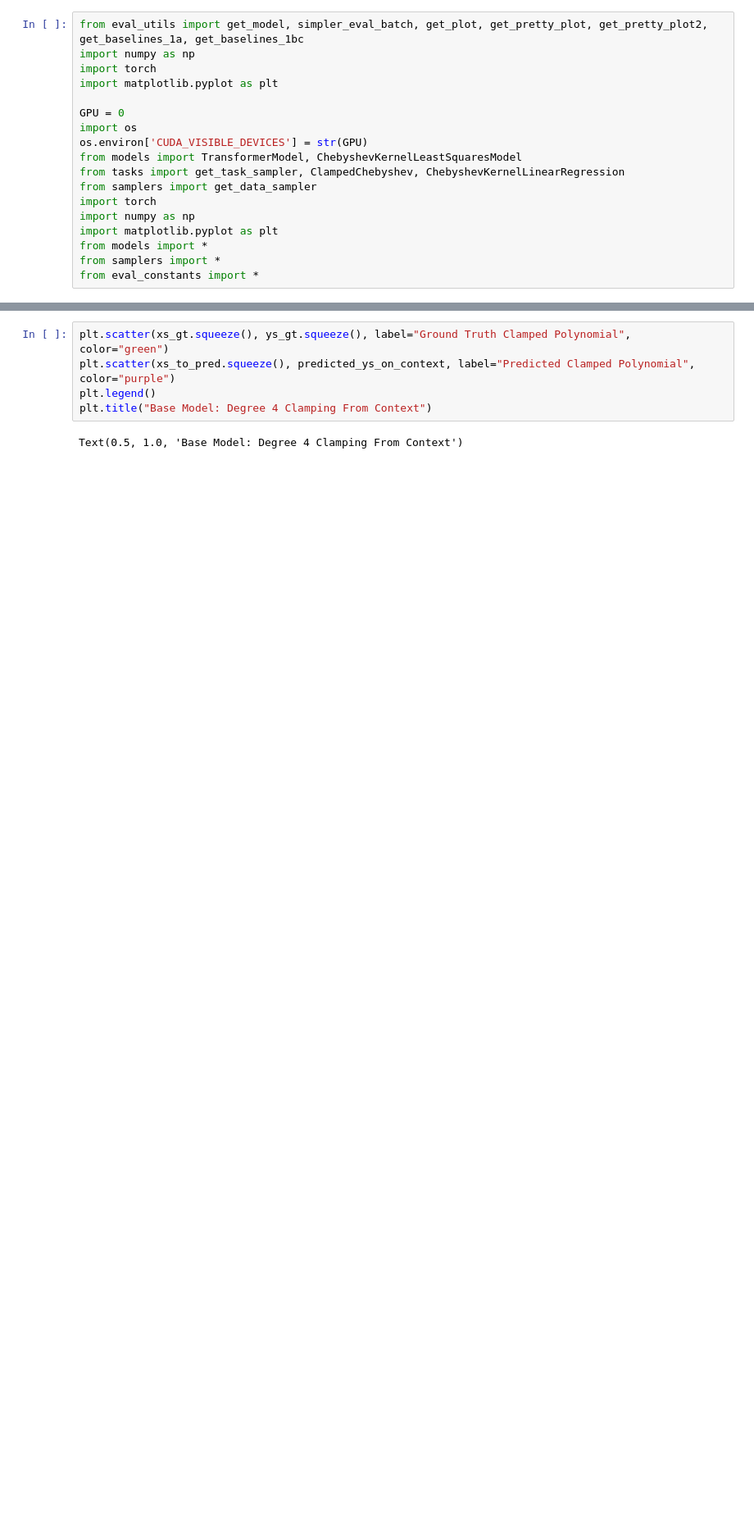
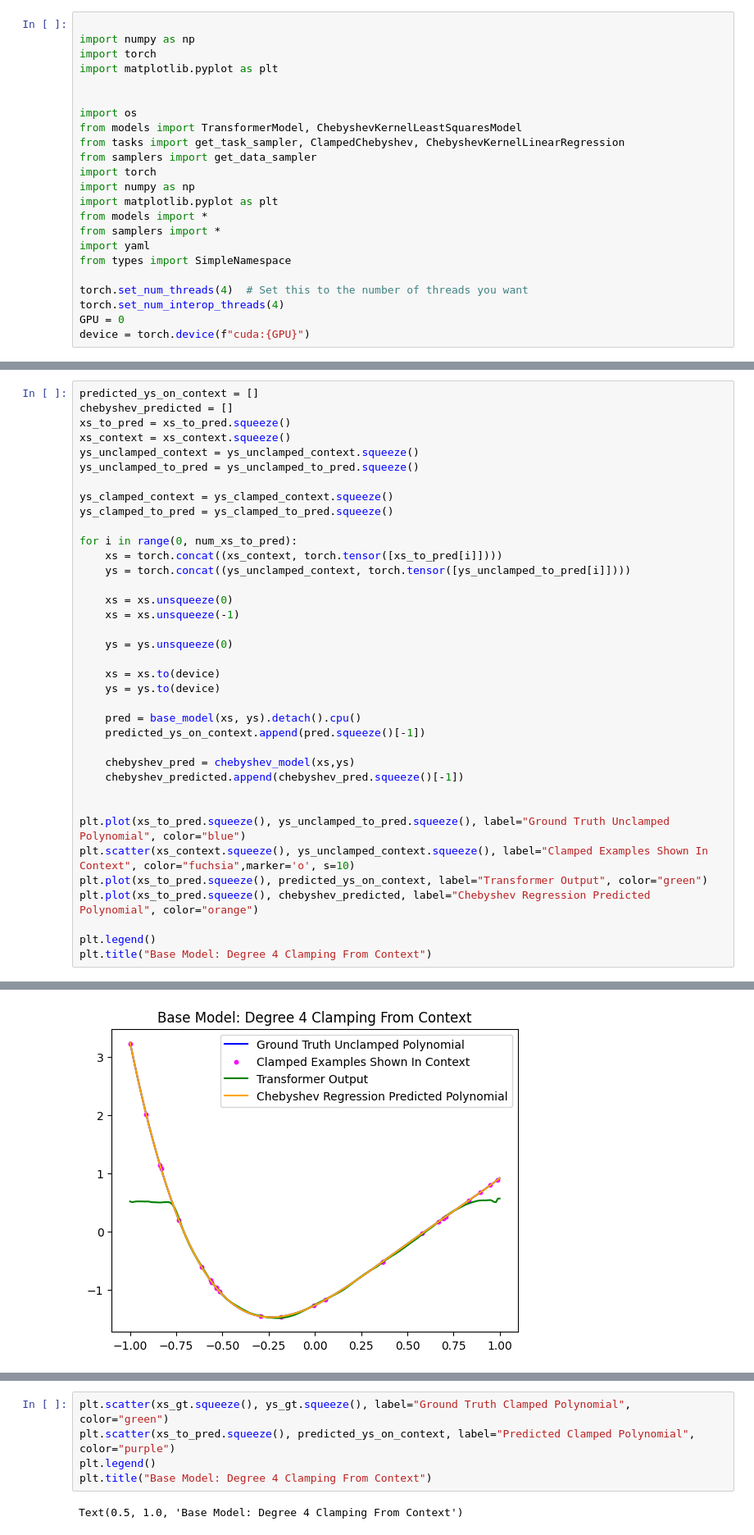
Before and after one commit to DylanDavi5/Refusal_Chebyshev, a Jupyter notebook: src/graphing.ipynb, the cells around one changed output, grey strips where cells are left out. Shown: that part at 82% size. Drawn from its saved outputs; the diff is of its cells as text; blank space fills up the shorter version.

```diff
--- a/src/graphing.ipynb
+++ b/src/graphing.ipynb
@@ -1,12 +1,11 @@
 # %%
-from eval_utils import get_model, simpler_eval_batch, get_plot, get_pretty_plot, get_pretty_plot2, get_baselines_1a, get_baselines_1bc
+
 import numpy as np
 import torch
 import matplotlib.pyplot as plt
 
-GPU = 0
+
 import os
-os.environ['CUDA_VISIBLE_DEVICES'] = str(GPU)
 from models import TransformerModel, ChebyshevKernelLeastSquaresModel
 from tasks import get_task_sampler, ClampedChebyshev, ChebyshevKernelLinearRegression
 from samplers import get_data_sampler
@@ -15,5 +14,11 @@ import numpy as np
 import matplotlib.pyplot as plt
 from models import *
 from samplers import *
-from eval_constants import *
+import yaml
+from types import SimpleNamespace
+
+torch.set_num_threads(4)  # Set this to the number of threads you want
+torch.set_num_interop_threads(4)
+GPU = 0
+device = torch.device(f"cuda:{GPU}")
 # %%
@@ -23,0 +81,38 @@ finetuned_model = get_model(finetuned_model_path, n_embd=128, n_layer=6, n_head=
+# %%
+predicted_ys_on_context = []
+chebyshev_predicted = []
+xs_to_pred = xs_to_pred.squeeze()
+xs_context = xs_context.squeeze()
+ys_unclamped_context = ys_unclamped_context.squeeze()
+ys_unclamped_to_pred = ys_unclamped_to_pred.squeeze()
+
+ys_clamped_context = ys_clamped_context.squeeze()
+ys_clamped_to_pred = ys_clamped_to_pred.squeeze()
+
+for i in range(0, num_xs_to_pred):
+    xs = torch.concat((xs_context, torch.tensor([xs_to_pred[i]])))
+    ys = torch.concat((ys_unclamped_context, torch.tensor([ys_unclamped_to_pred[i]])))
+
+    xs = xs.unsqueeze(0)
+    xs = xs.unsqueeze(-1)
+
+    ys = ys.unsqueeze(0)
+
+    xs = xs.to(device)
+    ys = ys.to(device)
+
+    pred = base_model(xs, ys).detach().cpu()
+    predicted_ys_on_context.append(pred.squeeze()[-1])
+
+    chebyshev_pred = chebyshev_model(xs,ys)
+    chebyshev_predicted.append(chebyshev_pred.squeeze()[-1])
+
+
+plt.plot(xs_to_pred.squeeze(), ys_unclamped_to_pred.squeeze(), label="Ground Truth Unclamped Polynomial", color="blue")
+plt.scatter(xs_context.squeeze(), ys_unclamped_context.squeeze(), label="Clamped Examples Shown In Context", color="fuchsia",marker='o', s=10)
+plt.plot(xs_to_pred.squeeze(), predicted_ys_on_context, label="Transformer Output", color="green")
+plt.plot(xs_to_pred.squeeze(), chebyshev_predicted, label="Chebyshev Regression Predicted Polynomial", color="orange")
+
+plt.legend()
+plt.title("Base Model: Degree 4 Clamping From Context")
+# %% [output]
@@ -23,0 +137 @@ finetuned_model = get_model(finetuned_model_path, n_embd=128, n_layer=6, n_head=
+[figure, added]
```
Also changed, not shown: parts of 4 cells of this notebook, 11 other files.
